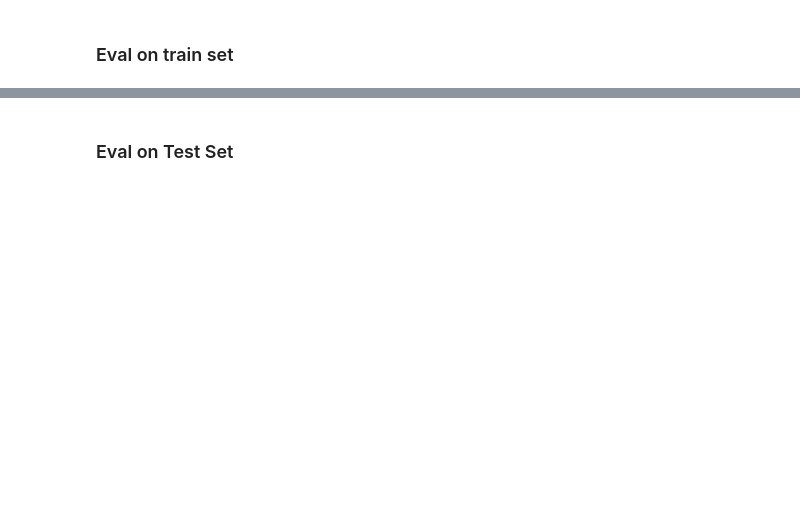
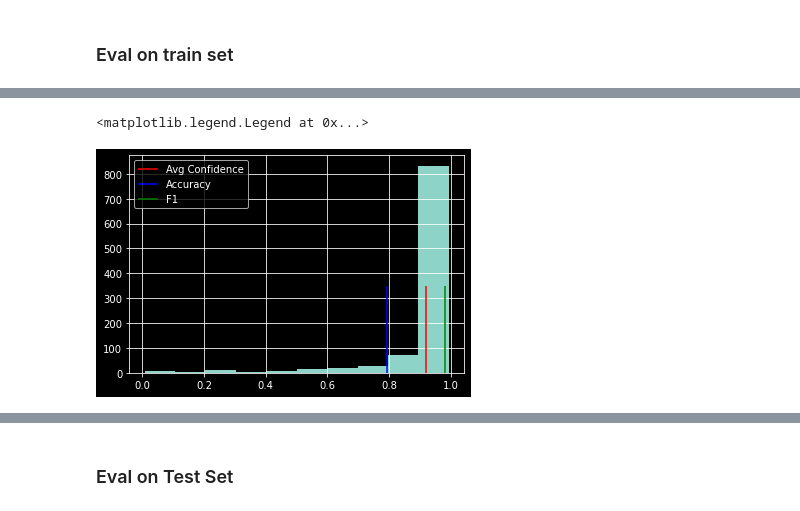
Before and after one commit to holajoa/chinese-grammar-error-detection, a Jupyter notebook: notebooks/predict.ipynb, the cells around one changed output, grey strips where cells are left out. Saved outputs shown, nothing was run; the diff lists cells and outputs as text; code cells hidden in the pictures; blank space fills up the shorter version.

```diff
--- a/notebooks/predict.ipynb
+++ b/notebooks/predict.ipynb
@@ -164,0 +187,10 @@ print(precision, recall, f1)
+# %%
+import matplotlib.pyplot as plt
+data.confidence.hist()
+plt.vlines(x=data.confidence.mean(), ymin=0, ymax=350, colors='red', label='Avg Confidence')
+plt.vlines(x=(tp+tn)/(tp+tn+fp+tn), ymin=0, ymax=350, colors='blue', label='Accuracy')
+plt.vlines(x=f1, ymin=0, ymax=350, colors='green', label='F1')
+plt.legend()
+# %% [output]
+<matplotlib.legend.Legend at 0x...>
+[figure, added]
```
Also changed, not shown: parts of 10 cells of this notebook, 8 other files.
